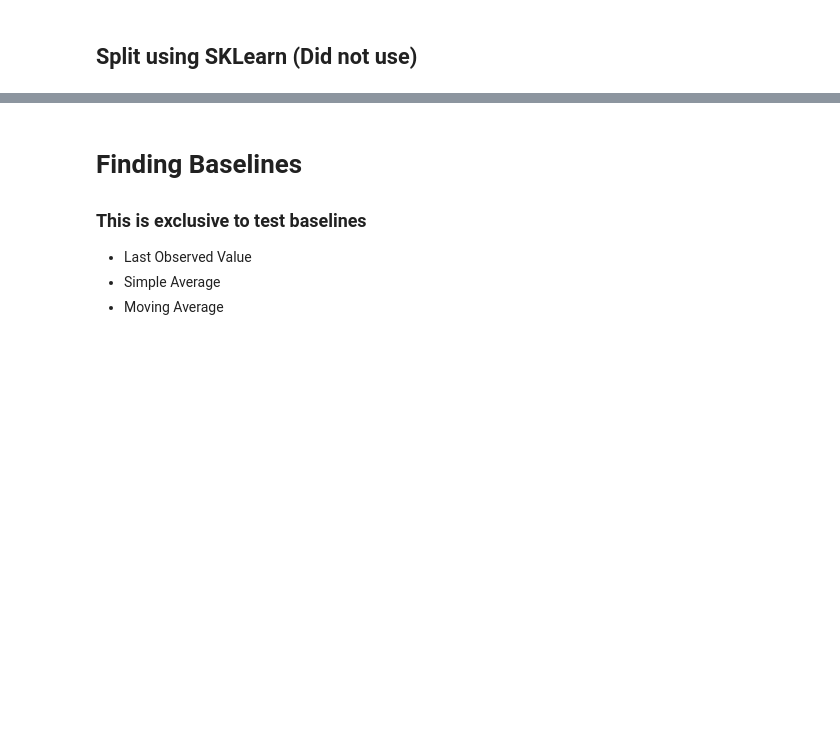
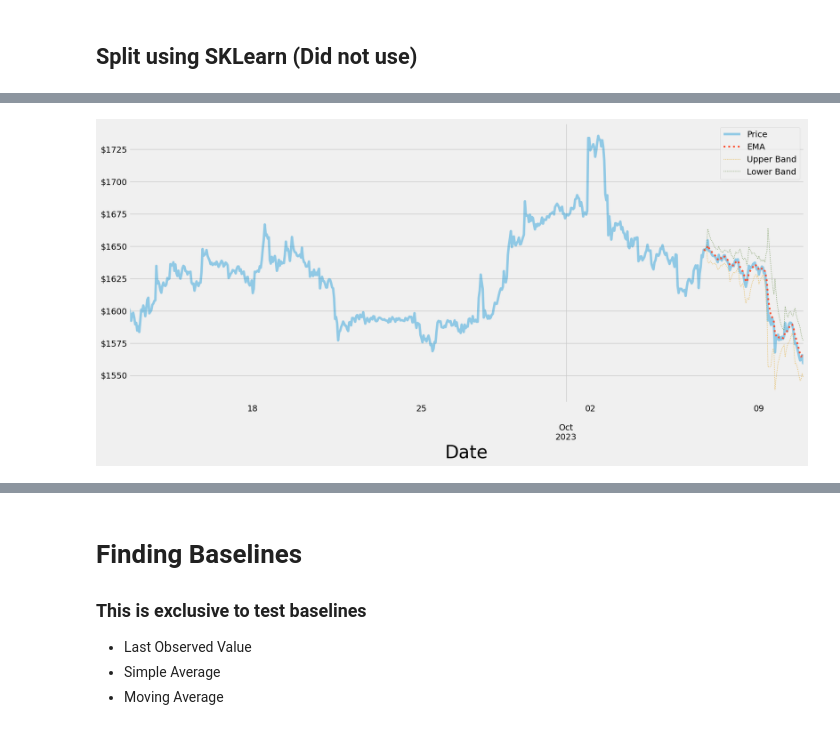
Before and after one commit to jeremiah-toribio/ethy-prophet, a Jupyter notebook: eth.ipynb, the cells around one changed output, grey strips where cells are left out. Saved outputs shown, nothing was run; the diff lists cells and outputs as text; code cells hidden in the pictures; blank space fills up the shorter version.

```diff
--- a/eth.ipynb
+++ b/eth.ipynb
@@ -287,3 +345,8 @@ plt.show()
+# %%
+bands_test = get_bands(test, span=4)
+plot_bands(bands_test,actual_df=test)
+# %% [output]
+[figure, added]
 # %%
 # for test
 
```
Also changed, not shown: parts of 36 cells of this notebook.
